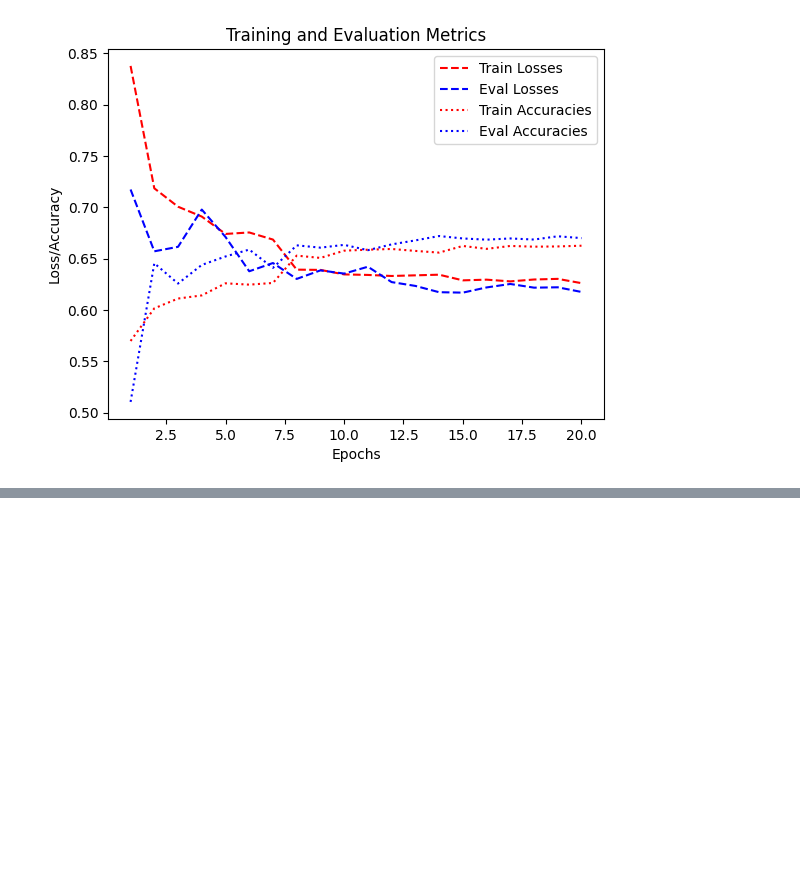
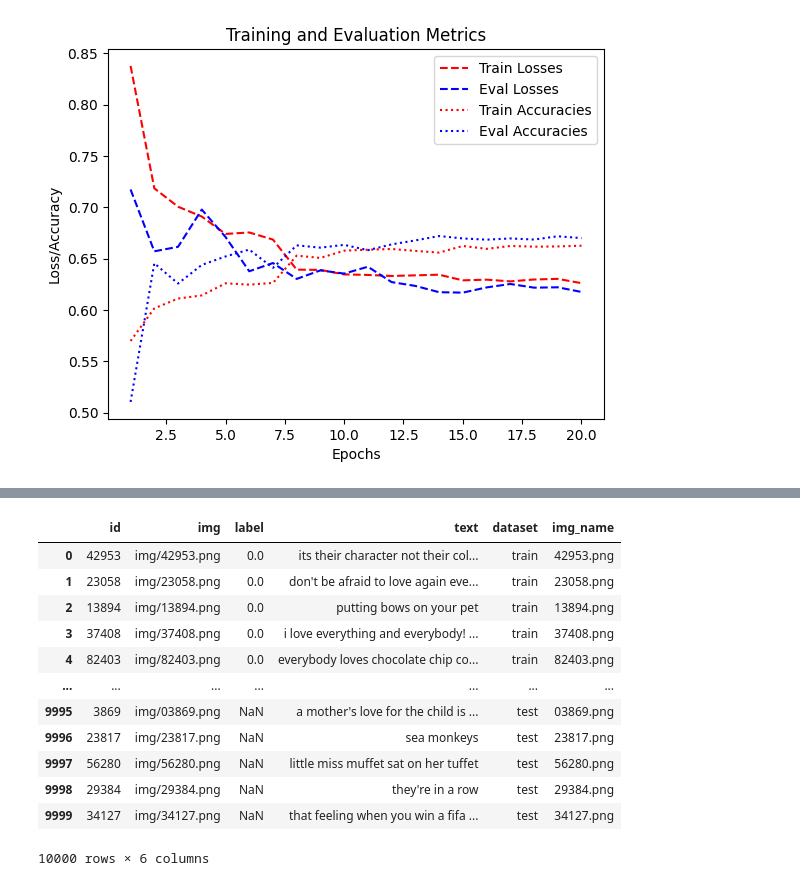
Before and after one commit to egehanyorulmaz/hateful-meme-detection, a Jupyter notebook: colab_image_modeling.ipynb, the cells around one changed output, grey strips where cells are left out. Drawn from its saved outputs; the diff is of its cells as text; code cells hidden in the pictures; blank space fills up the shorter version.

```diff
--- a/colab_image_modeling.ipynb
+++ b/colab_image_modeling.ipynb
@@ -76,8 +94,8 @@ train["dataset"] = "train"
 eval_df["dataset"] = "eval"
 test["dataset"] = "test"
 
-df = pd.concat([train, eval_df, test], ignore_index=True)
-df.head()
+main_df = pd.concat([train, eval_df, test], ignore_index=True)
+main_df.head()
 # %% [output]
 |  | id | img | label | text | dataset |
 | 0 | 42953 | img/42953.png | 0.0 | its their character not their col... | train |
@@ -553,0 +803,16 @@ plt.show()
+# %%
+main_df
+# %% [output]
+|  | id | img | label | text | dataset | img_name |
+| 0 | 42953 | img/42953.png | 0.0 | its their character not their col... | train | 42953.png |
+| 1 | 23058 | img/23058.png | 0.0 | don't be afraid to love again eve... | train | 23058.png |
+| 2 | 13894 | img/13894.png | 0.0 | putting bows on your pet | train | 13894.png |
+| 3 | 37408 | img/37408.png | 0.0 | i love everything and everybody! ... | train | 37408.png |
+| 4 | 82403 | img/82403.png | 0.0 | everybody loves chocolate chip co... | train | 82403.png |
+| ... | ... | ... | ... | ... | ... | ... |
+| 9995 | 3869 | img/03869.png | NaN | a mother's love for the child is ... | test | 03869.png |
+| 9996 | 23817 | img/23817.png | NaN | sea monkeys | test | 23817.png |
+| 9997 | 56280 | img/56280.png | NaN | little miss muffet sat on her tuffet | test | 56280.png |
+| 9998 | 29384 | img/29384.png | NaN | they're in a row | test | 29384.png |
+| 9999 | 34127 | img/34127.png | NaN | that feeling when you win a fifa ... | test | 34127.png |
+10000 rows × 6 columns
```
Also changed, not shown: parts of 32 cells of this notebook.
